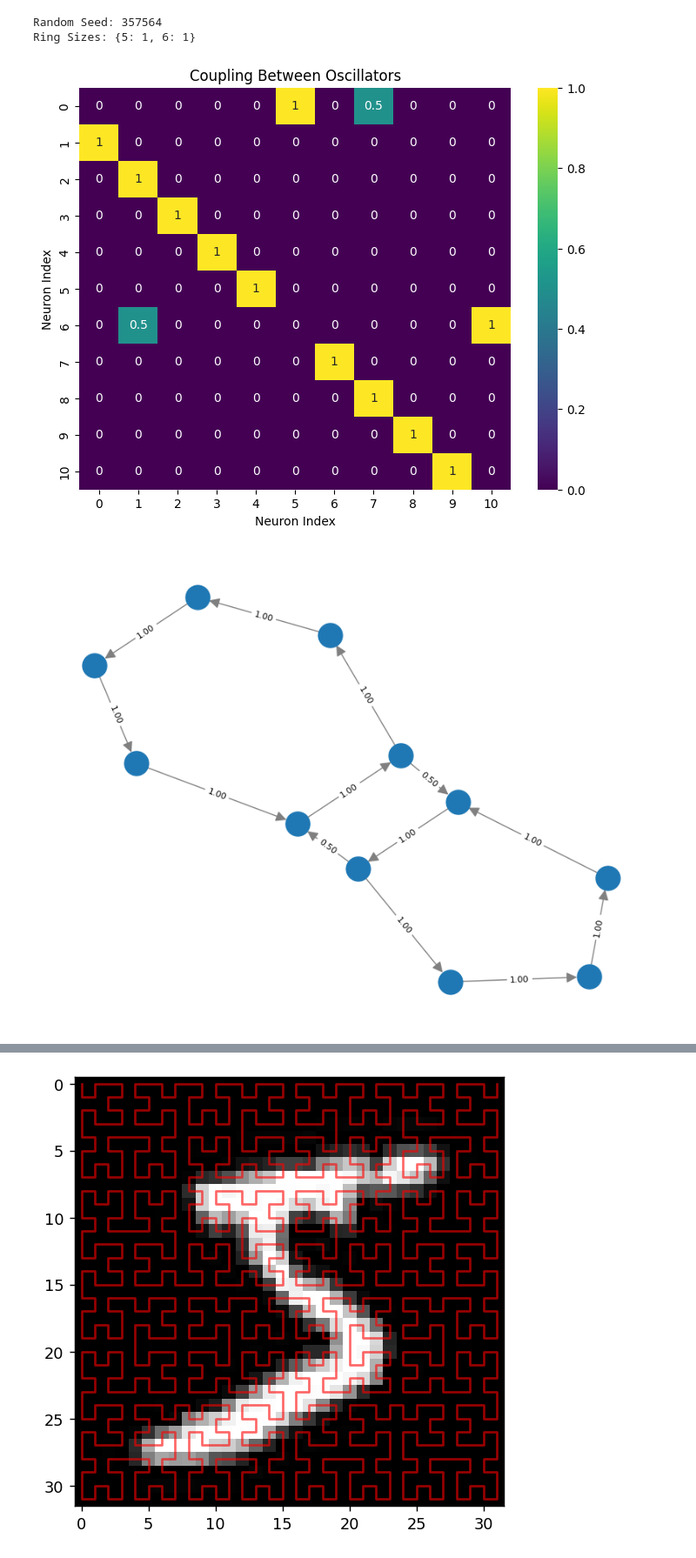
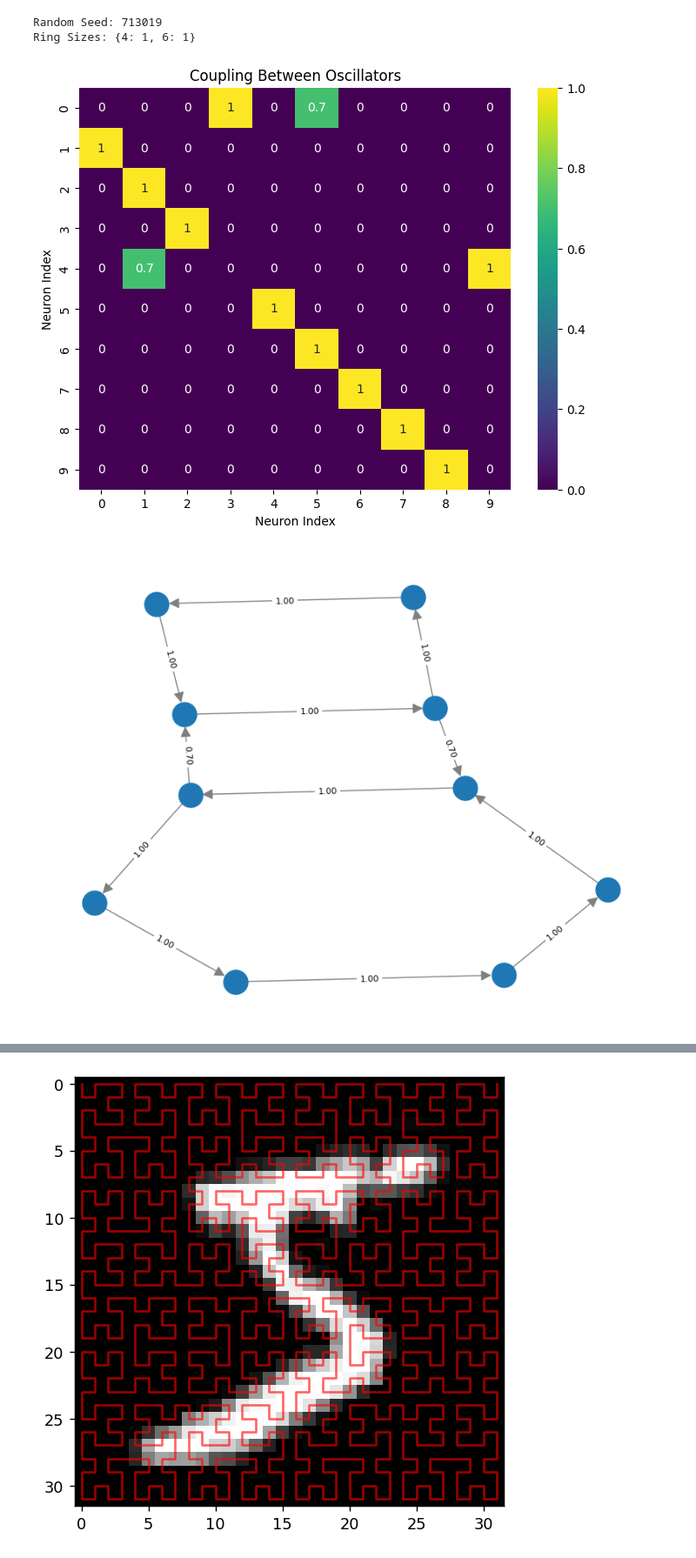
Before and after one commit to ajy-123/coupled_oscillators, a Jupyter notebook: coupled-nv-oscillators-classification-mnist.ipynb, the cells around one changed output, grey strips where cells are left out. Shown at 87% size. Saved outputs shown, nothing was run; the diff lists cells and outputs as text; code cells hidden in the pictures.

```diff
--- a/coupled-nv-oscillators-classification-mnist.ipynb
+++ b/coupled-nv-oscillators-classification-mnist.ipynb
@@ -238,6 +241,6 @@ Ring Sizes: {3: 2, 4: 5, 5: 1, 6: 4, 7: 2, 8: 2, 9: 7, 10: 2}
 # %%
 # Assuming CoupledOscillator is already initialized as `oscillator`
-oscillator = CoupledOscillator(n_rings=2, eps = 0.5)  # Create a smaller example
+oscillator = CoupledOscillator(n_rings=2, eps = 0.7, ring_sizes=(4,6))  # Create a smaller example
 
 # Extract W_comb for visualization
 subset_rings = 2  # Visualize first 3 rings
@@ -245,34 +248,34 @@ subset_indices = np.concatenate(
     [np.arange(oscillator.nrn1_idx[i], oscillator.nrn1_idx[i] + oscillator.R[i]) for i in range(subset_rings)]
 )
 W_subset = oscillator.W_comb[np.ix_(subset_indices, subset_indices)]
 
 # Visualization 1: Heatmap
 plt.figure(figsize=(8, 6))
 sns.heatmap(W_subset, cmap="viridis", annot=True, cbar=True)
 plt.title("Coupling Between Oscillators")
 plt.xlabel("Neuron Index")
 plt.ylabel("Neuron Index")
 plt.show()
 
 # Visualization 2: Network Graph
 G = nx.DiGraph()
 for i in range(len(subset_indices)):
     for j in range(len(subset_indices)):
         if W_subset[i, j] > 0:
             G.add_edge(subset_indices[i], subset_indices[j], weight=W_subset[i, j])
 
 pos = nx.kamada_kawai_layout(G)
 
 plt.figure(figsize=(8, 6))
 nx.draw(
     G, pos, with_labels=False, edge_color="gray", node_size=500, font_size=10, arrowsize=20
 )
 nx.draw_networkx_edge_labels(
     G, pos, edge_labels={(u, v): f"{d['weight']:.2f}" for u, v, d in G.edges(data=True)}, font_size=8
 )
 plt.show()
 # %% [output]
-Random Seed: 357564
-Ring Sizes: {5: 1, 6: 1}
+Random Seed: 713019
+Ring Sizes: {4: 1, 6: 1}
-[figure, old version]
+[figure, new version]
-[figure, old version]
+[figure, new version]
```
Also changed, not shown: parts of 5 cells of this notebook, 2 other files.
